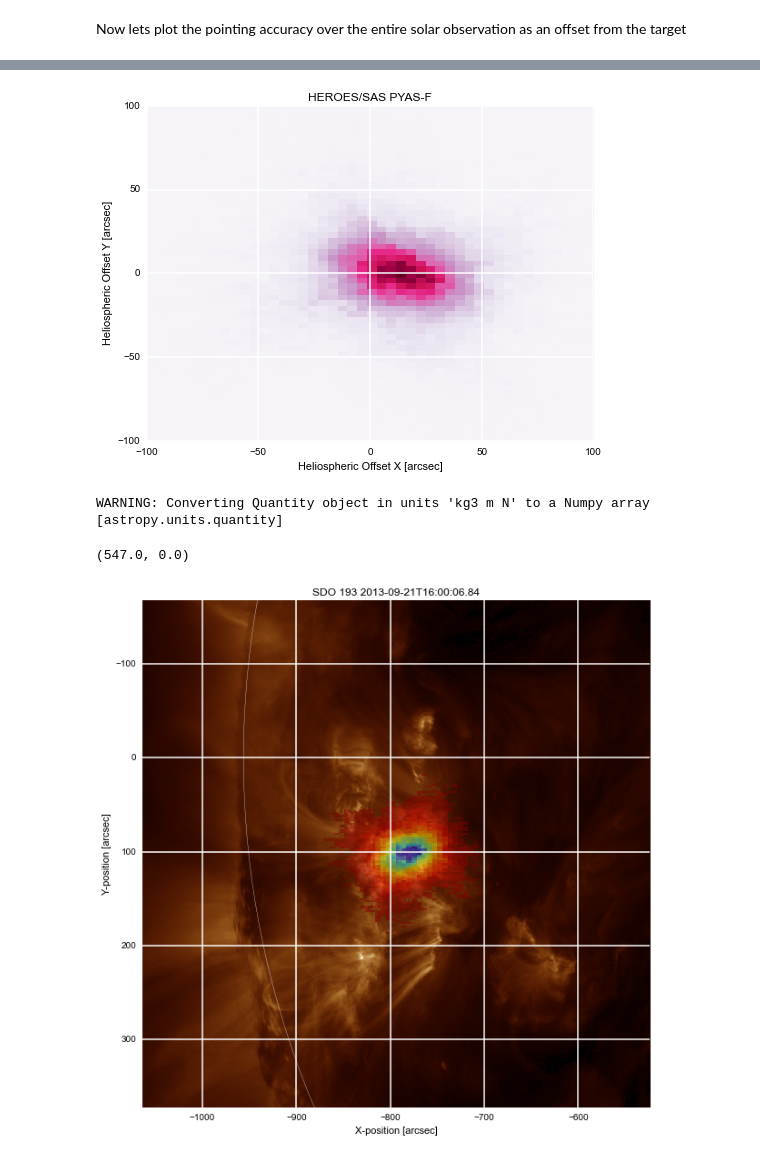
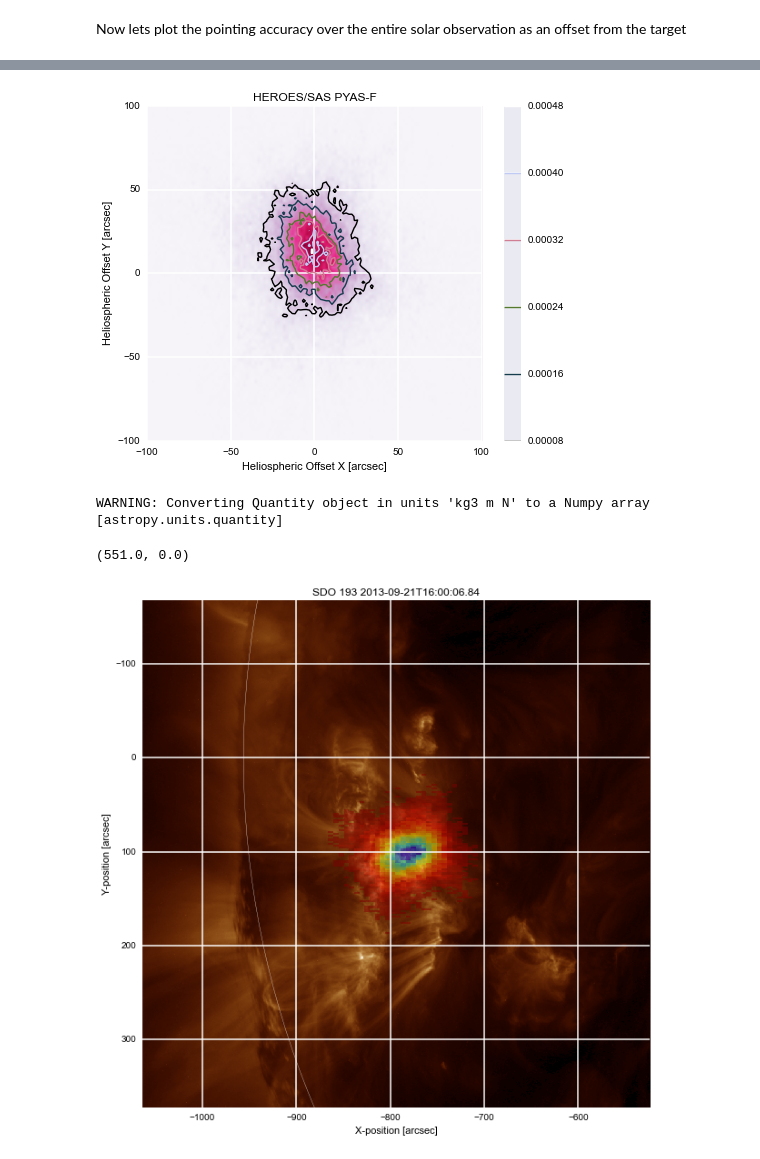
Before and after one commit to HEROES-Balloon/HEROES-Telescope, a Jupyter notebook: heroespy/notebooks/SAS PYAS Pointing Analysis 6-Nov-2013.ipynb, the cells around one changed output, grey strips where cells are left out. Cells and saved outputs as stored; diff of their text form; code cells hidden in the pictures.

```diff
--- a/heroespy/notebooks/SAS PYAS Pointing Analysis 6-Nov-2013.ipynb
+++ b/heroespy/notebooks/SAS PYAS Pointing Analysis 6-Nov-2013.ipynb
@@ -19,7 +19,9 @@ First load the data, this loads all of the data from all the solar observations,
 # %%
 date_format = "%Y-%m-%d %H:%M:%S.%f"
 # %%
-data = pandas.read_csv("/Users/schriste/Dropbox/Developer/HEROES/HEROES-Telescope/SAS1_pointing_data2.csv", parse_dates=True, index_col = 0)
+file = "/Users/schriste/Dropbox/Developer/HEROES/HEROES-Telescope/SAS1_pointing_data.csv"
+# %%
+data = pandas.read_csv(file, parse_dates=True, index_col = 0)
 # %%
 data
 # %% [output]
@@ -177,0 +189,2 @@ Now lets plot the pointing accuracy over the entire solar observation as an offs
+# %%
+heatmap, xedges, yedges = np.histogram2d(clean_data['offset x'].values, clean_data['offset y'].values, bins=200, normed = True)
@@ -178,17 +199,20 @@ Now lets plot the pointing accuracy over the entire solar observation as an offs
 # %%
-heatmap, xedges, yedges = np.histogram2d(clean_data['offset x'].values, clean_data['offset y'].values, bins=200)
-extent = [yedges[0], yedges[-1], xedges[-1], xedges[0]]
+extent1 = [yedges[0], yedges[-1], xedges[-1], xedges[0]]
 fig, ax = plt.subplots(figsize=(8,6), dpi=100)
-cax = ax.hist2d(clean_data['offset x'].values, clean_data['offset y'].values, bins=100, cmap = "PuRd")
+#cax = plt.hist2d(clean_data['offset x'].values, clean_data['offset y'].values, bins=100, cmap = "PuRd", normed=True)
 #ax.contour(kde2d, extent = extent)
+cax = plt.imshow(heatmap, extent = extent1, origin = 'upper', hold = 'on', cmap="PuRd")
+cax.set_interpolation('bilinear')
+cnt = plt.contour(heatmap, extent = extent1, origin = 'upper')
 ax.set_title('HEROES/SAS PYAS-F')
 ax.set_xlabel('Heliospheric Offset X [arcsec]')
 ax.set_ylabel('Heliospheric Offset Y [arcsec]')
 ax.set_xlim(-100,100)
 ax.set_ylim(-100,100)
+plt.colorbar()
 plt.show()
 # %% [output]
-[figure, old version]
+[figure, new version]
 # %%
 from sunpy.map import Map
 file = '/Users/schriste/Downloads/aia.lev1.193A_2013-09-21T16_00_06.84Z.image_lev1.fits'
@@ -207,7 +231,7 @@ WARNING: Converting Quantity object in units 'kg3 m N' to a Numpy array [astropy
 # %%
 heatmap.max(), heatmap.min()
 # %% [output]
-(547.0, 0.0)
+(551.0, 0.0)
 # %%
 masked_data = np.ma.masked_where(heatmap < 10, heatmap)
 # %%
```
Also changed, not shown: parts of 16 cells of this notebook.
